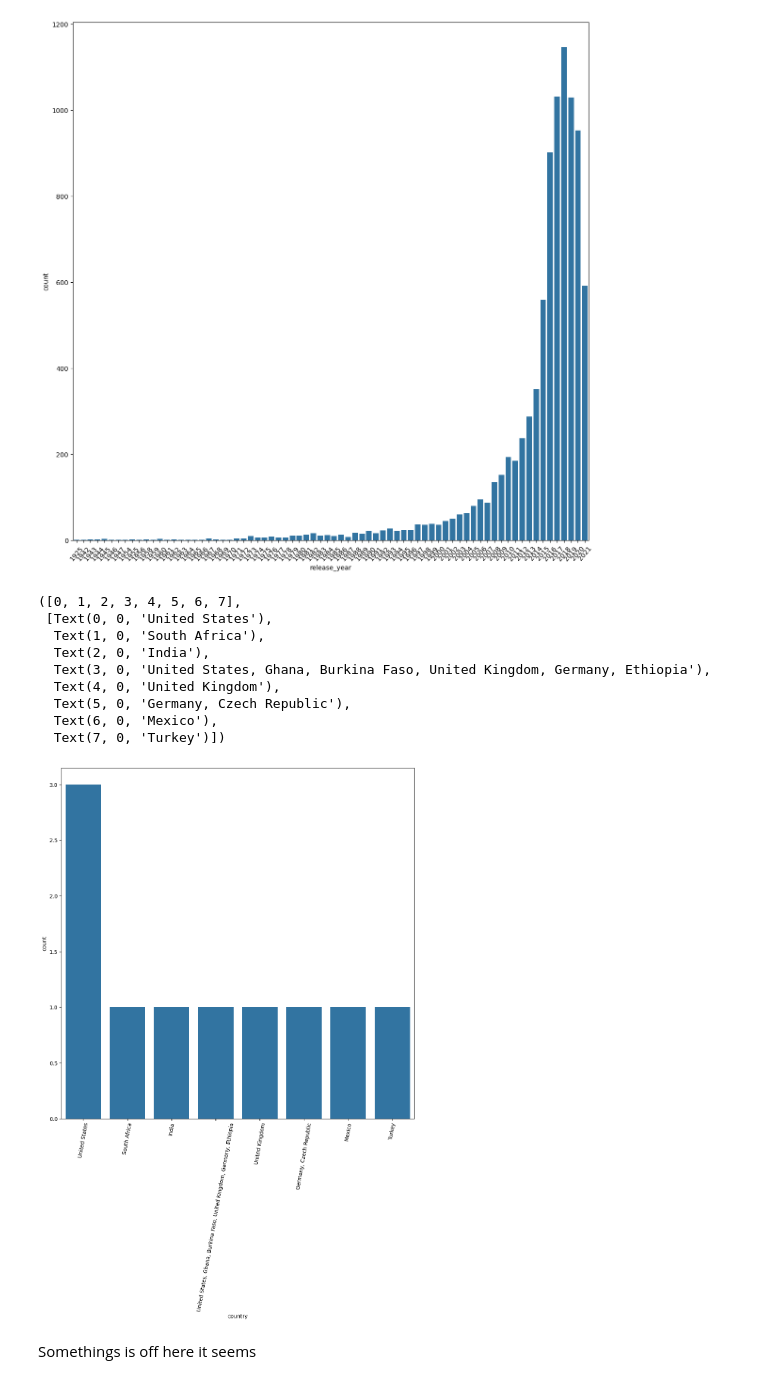
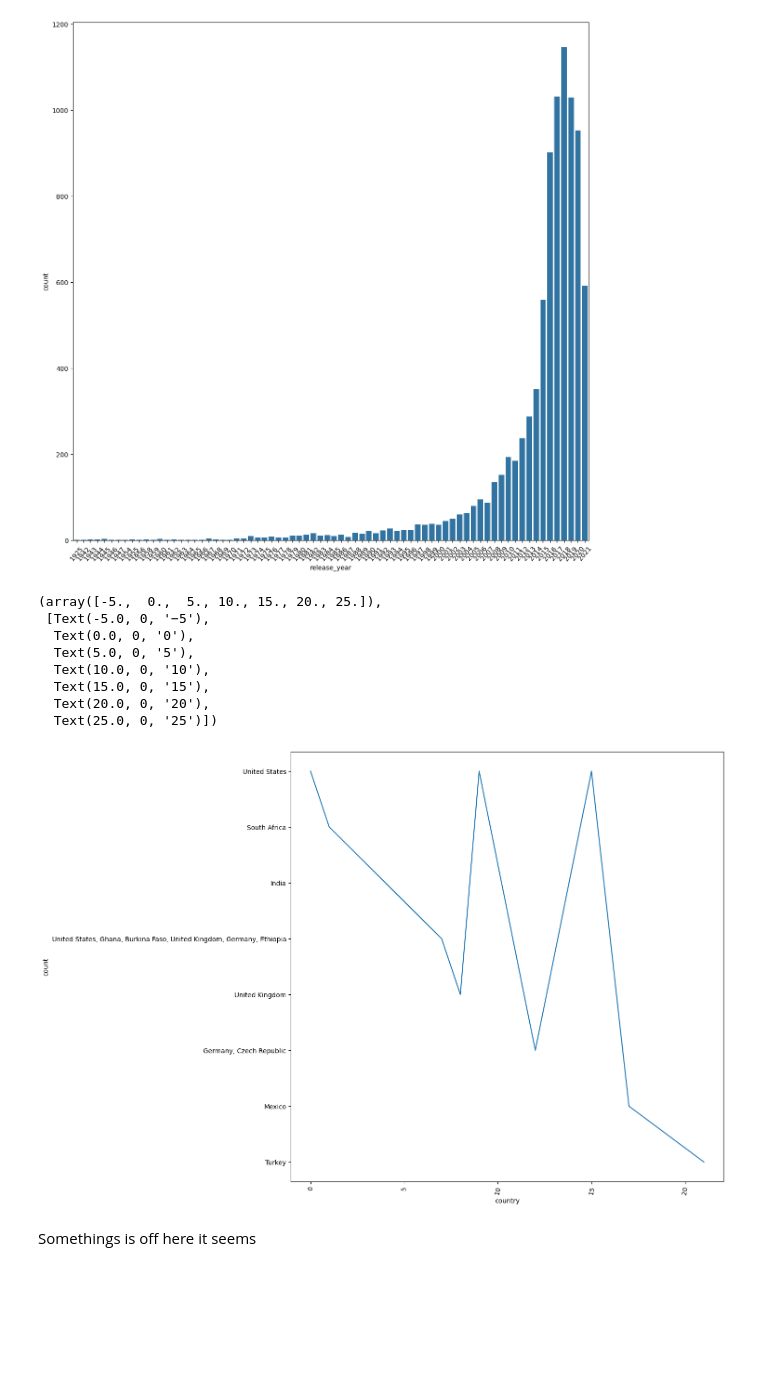
Before and after one commit to mayurimamdi/NetflixRecommendation, a Jupyter notebook: notebook/EDA.ipynb, the cells around one changed output. Drawn from its saved outputs; the diff is of its cells as text; code cells hidden in the pictures; blank space fills up the shorter version.

```diff
--- a/notebook/EDA.ipynb
+++ b/notebook/EDA.ipynb
@@ -156,22 +178,22 @@ plt.show()
 # %% [output]
 [figure]
 # %%
-df_country=df['country'].dropna().head(10).reset_index()
+df_country=df['country'].dropna().reset_index()
+df_country.columns=['country','count']
 # %%
 plt.figure(figsize=(12,12))
-sns.countplot(x='country',data=df_country)
+sns.lineplot(x='country',y='count',data=df_country.head(10))
 plt.xticks(rotation=80)
 # %% [output]
-([0, 1, 2, 3, 4, 5, 6, 7],
- [Text(0, 0, 'United States'),
-  Text(1, 0, 'South Africa'),
-  Text(2, 0, 'India'),
-  Text(3, 0, 'United States, Ghana, Burkina Faso, United Kingdom, Germany, Ethiopia'),
-  Text(4, 0, 'United Kingdom'),
-  Text(5, 0, 'Germany, Czech Republic'),
-  Text(6, 0, 'Mexico'),
-  Text(7, 0, 'Turkey')])
+(array([-5.,  0.,  5., 10., 15., 20., 25.]),
+ [Text(-5.0, 0, '−5'),
+  Text(0.0, 0, '0'),
+  Text(5.0, 0, '5'),
+  Text(10.0, 0, '10'),
+  Text(15.0, 0, '15'),
+  Text(20.0, 0, '20'),
+  Text(25.0, 0, '25')])
-[figure, old version]
+[figure, new version]
 # %% [markdown]
 Somethings is off here it seems
 # %%
```
Also changed, not shown: parts of 3 cells of this notebook.
